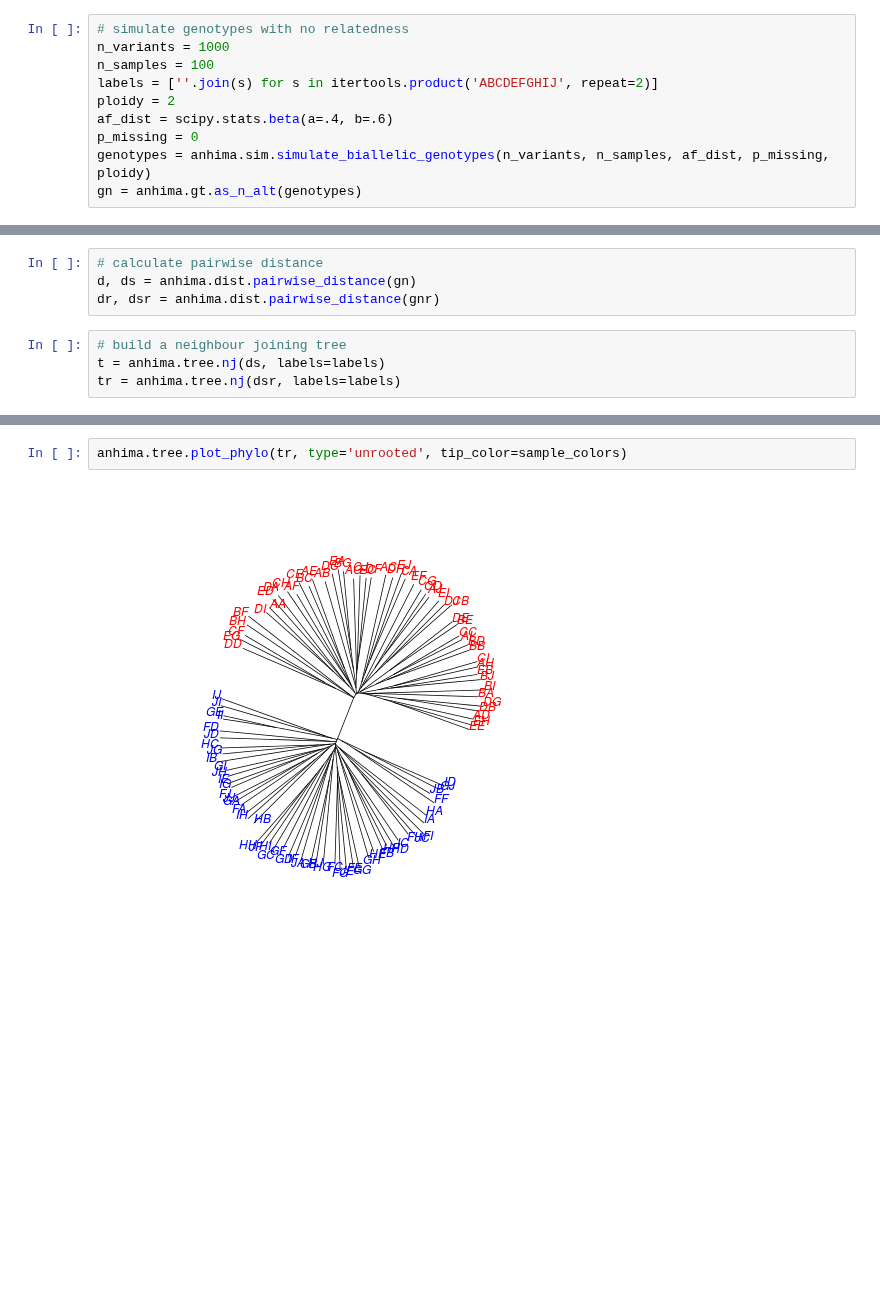
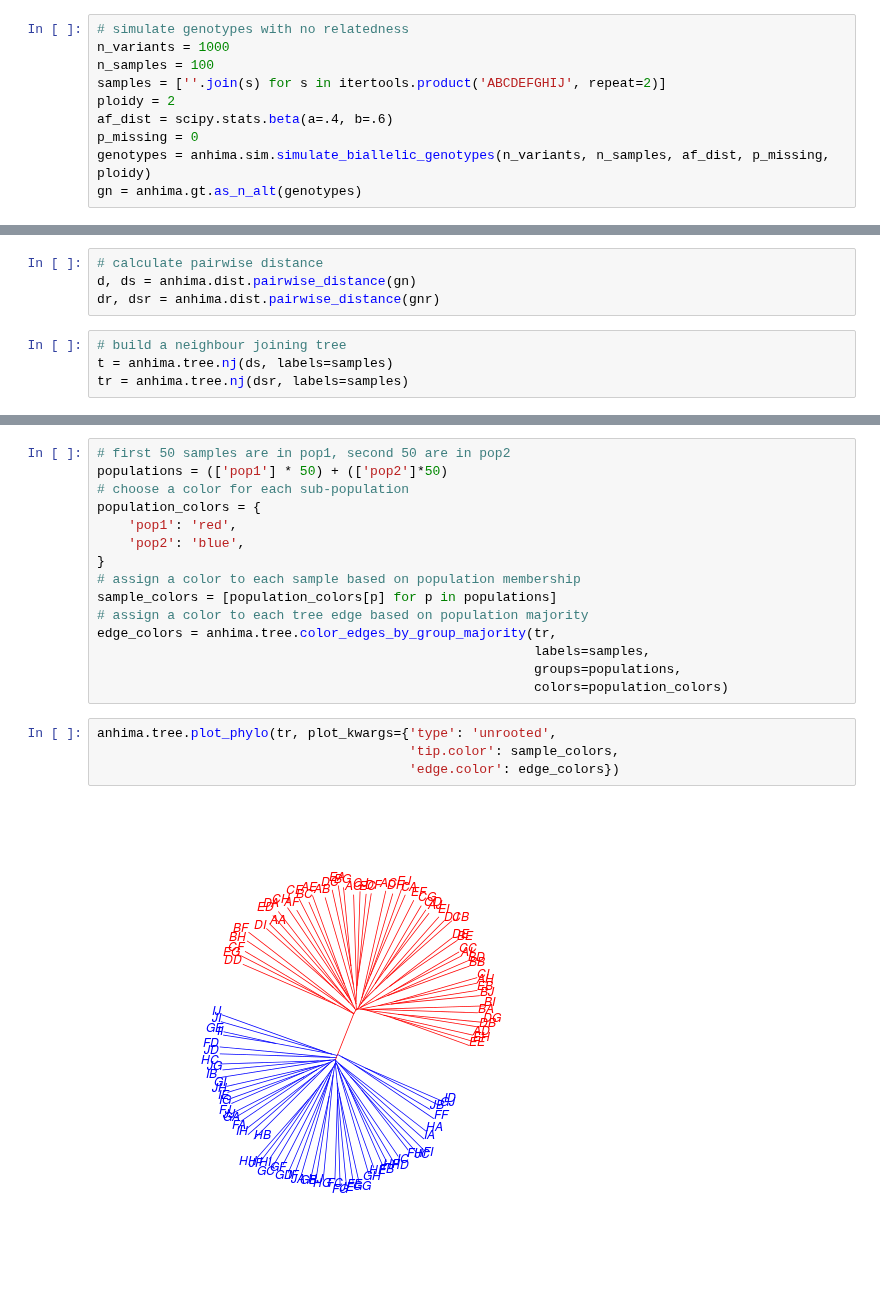
Before and after one commit to alimanfoo/anhima, a Jupyter notebook: examples/tree.ipynb, the cells around one changed output, grey strips where cells are left out. Cells and saved outputs as stored; diff of their text form; blank space fills up the shorter version.

Commit message:
working on tree

```diff
--- a/examples/tree.ipynb
+++ b/examples/tree.ipynb
@@ -19,7 +21,7 @@ sys.path.insert(0, '../src')
 # simulate genotypes with no relatedness
 n_variants = 1000
 n_samples = 100
-labels = [''.join(s) for s in itertools.product('ABCDEFGHIJ', repeat=2)]
+samples = [''.join(s) for s in itertools.product('ABCDEFGHIJ', repeat=2)]
 ploidy = 2
 af_dist = scipy.stats.beta(a=.4, b=.6)
 p_missing = 0
@@ -37,5 +39,5 @@ d, ds = anhima.dist.pairwise_distance(gn)
 dr, dsr = anhima.dist.pairwise_distance(gnr)
 # %%
 # build a neighbour joining tree
-t = anhima.tree.nj(ds, labels=labels)
-tr = anhima.tree.nj(dsr, labels=labels)
+t = anhima.tree.nj(ds, labels=samples)
+tr = anhima.tree.nj(dsr, labels=samples)
@@ -49,4 +50,21 @@ anhima.tree.plot_phylo(t, type='unrooted', tip_color=sample_colors)
+# %%
+# first 50 samples are in pop1, second 50 are in pop2
+populations = (['pop1'] * 50) + (['pop2']*50)
+# choose a color for each sub-population
+population_colors = {
+    'pop1': 'red',
+    'pop2': 'blue',
+}
+# assign a color to each sample based on population membership
+sample_colors = [population_colors[p] for p in populations]
+# assign a color to each tree edge based on population majority
+edge_colors = anhima.tree.color_edges_by_group_majority(tr,
+                                                        labels=samples,
+                                                        groups=populations,
+                                                        colors=population_colors)
 # %%
-anhima.tree.plot_phylo(tr, type='unrooted', tip_color=sample_colors)
+anhima.tree.plot_phylo(tr, plot_kwargs={'type': 'unrooted',
+                                        'tip.color': sample_colors,
+                                        'edge.color': edge_colors})
 # %% [output]
-[figure, old version]
+[figure, new version]
```
Also changed, not shown: parts of 4 cells of this notebook, 19 other files.
